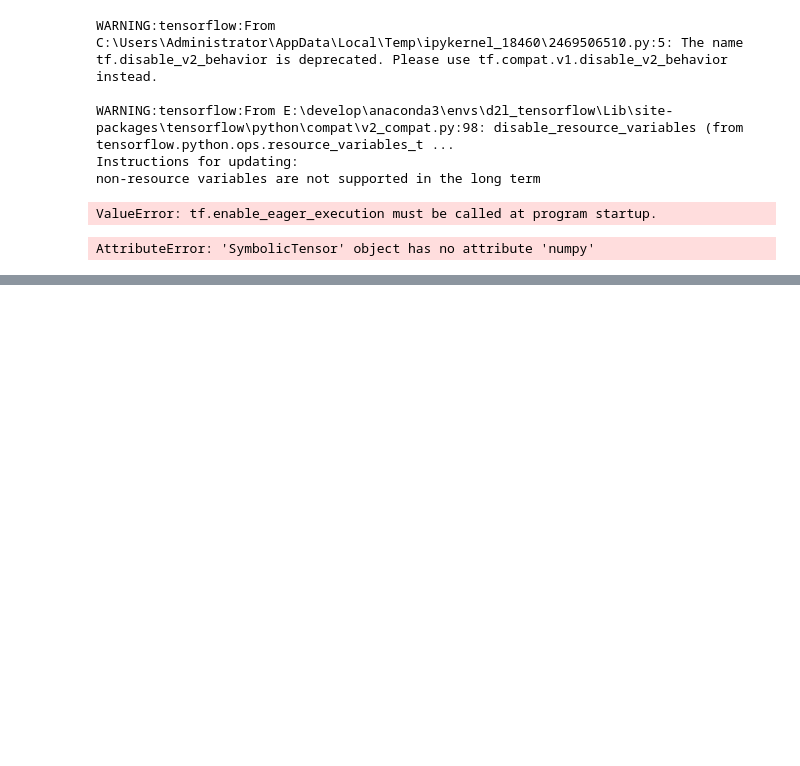
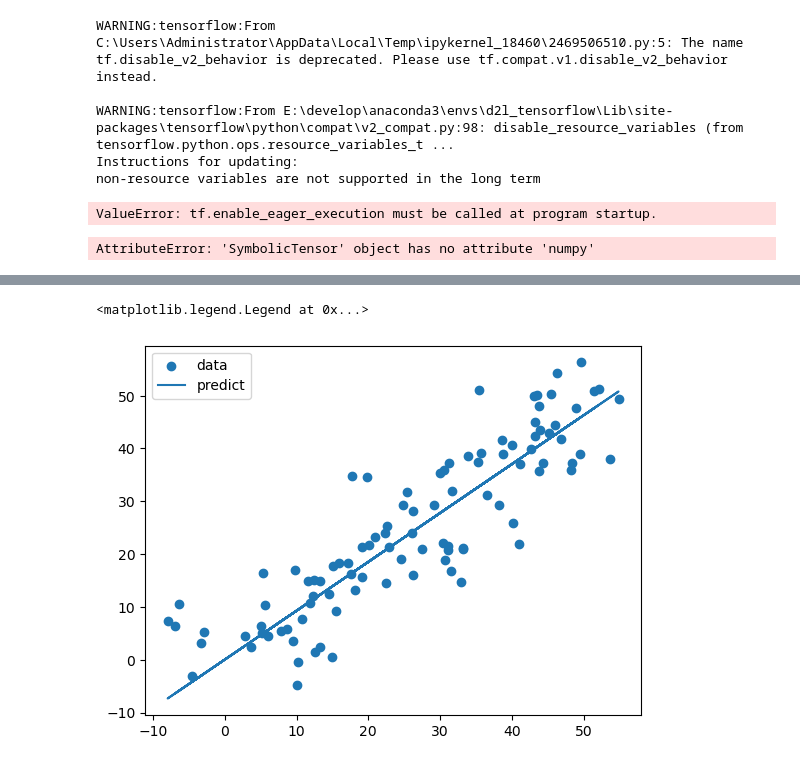
Before and after one commit to OnlyWell/d2l_tensorflow, a Jupyter notebook: book_charter/base_tensorflow/tensor.ipynb, the cells around one changed output, grey strips where cells are left out. Drawn from its saved outputs; the diff is of its cells as text; code cells hidden in the pictures; blank space fills up the shorter version.

```diff
--- a/book_charter/base_tensorflow/tensor.ipynb
+++ b/book_charter/base_tensorflow/tensor.ipynb
@@ -263,3 +263,71 @@ dy_dx = g.gradient(y,x) #2*x
 del g #不用时删除GradientTape对象
 
 print(f'dy_dx:{dy_dx.numpy()} dz_dx:{dz_dx.numpy()}')
+# %%
+import torch
+
+x = torch.tensor(3.0, requires_grad=True) # requires_grad=True 表示需要计算梯度,设定x参与自动微分
+y = x * x # y = x^ 2
+
+y.backward() #反向传导
+print(x.grad) #取得x的梯度
+# %%
+'''
+    利用tensorflow自动微分求解简单线性回归的参数(w,b)
+
+    载入库(导入相关包)、定义损失函数、定义预测值函数、定义训练函数、产生随机数作为数据集、训练模型(自动微分)
+'''
+#1.载入库
+import tensorflow as tf
+import numpy as np
+import matplotlib.pyplot as plt
+
+#2.定义损失函数
+'''
+'''
+def loss(y,y_pred):
+    return tf.reduce_mean(tf.square(y - y_pred)) #均方误差MSE= Σ(y-y_pred)^2 / n
+# 3.定义预测值函数 y = w x + b
+
+#初始值设为0
+w = tf.Variable(0.0)
+b = tf.Variable(0.0)
+
+# 定义预测值函数
+def predict(x):
+    return w * x + b
+
+#4.定义训练函数:在自动微分中需要重新计算损失函数值,assign_sub函数相当于 -= 操作
+def train(X,y, epochs=40,lr=0.0001):
+    current_loss = 0 #损失函数值
+    for epoch in range(epochs): #执行训练周期
+        with tf.GradientTape() as t: #自动微分
+            t.watch(tf.constant(X)) #创建Tensorflow 常数参与自动微分
+            current_loss = loss(y,predict(X)) #计算损失函数值
+        dw,db = t.gradient(current_loss,[w,b]) #取得w,b的梯度
+        #更新权重
+        w.assign_sub(lr * dw) #w -= lr * dw
+        b.assign_sub(lr * db)
+
+        #显示每一训练周期的损失函数
+        print(f'Epoch {epoch}:  Loss: {current_loss.numpy()}')
+# 5.产生随机数作为数据集,进行测试
+n = 100
+X = np.linspace(0,50,n)
+y = np.linspace(0,50,n)
+
+#数据里面加一些噪音
+X += np.random.uniform(-10,10,n)
+y += np.random.uniform(-10,10,n)
+
+#6.执行训练
+train(X,y)
+
+#w,b的最佳解
+print(f'w:{w.numpy()} b:{b.numpy()}')
+
+#7.绘图
+plt.scatter(X,y,label='data')
+plt.plot(X,predict(X),label='predict')
+plt.legend()
+# %% [output]
@@ -265,0 +351,2 @@ print(f'dy_dx:{dy_dx.numpy()} dz_dx:{dz_dx.numpy()}')
+<matplotlib.legend.Legend at 0x...>
+[figure, added]
```
Also changed, not shown: parts of 4 cells of this notebook.
